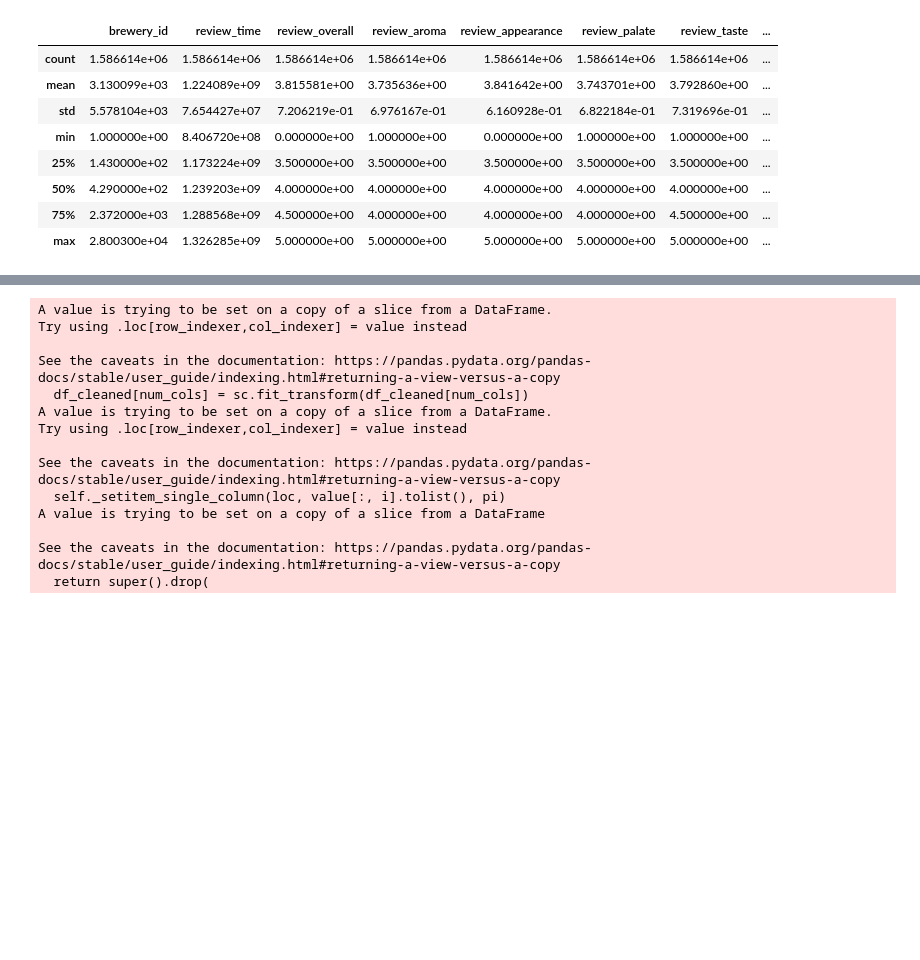
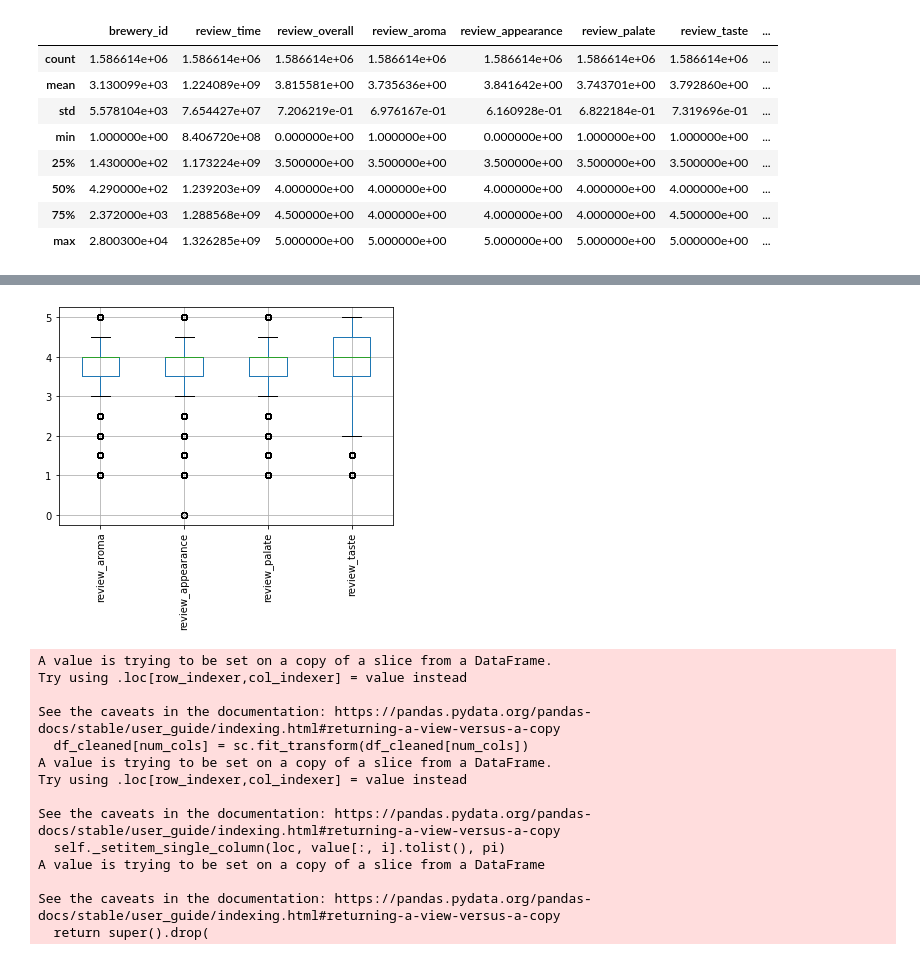
Before and after one commit to freescania/advdsi_at2, a Jupyter notebook: notebooks/Angus_Nicholson_at2_dat_analysis.ipynb, the cells around one changed output, grey strips where cells are left out. Saved outputs shown, nothing was run; the diff lists cells and outputs as text; code cells hidden in the pictures; blank space fills up the shorter version.

```diff
--- a/notebooks/Angus_Nicholson_at2_dat_analysis.ipynb
+++ b/notebooks/Angus_Nicholson_at2_dat_analysis.ipynb
@@ -78,3 +133,7 @@ df_cleaned.describe()
+# %%
+boxplot = df_cleaned.boxplot(column=num_cols, rot=90)
+# %% [output]
+[figure, added]
 # %%
 #Instantiate SC
 sc = StandardScaler()
```
Also changed, not shown: parts of 9 cells of this notebook, 1 other file.
